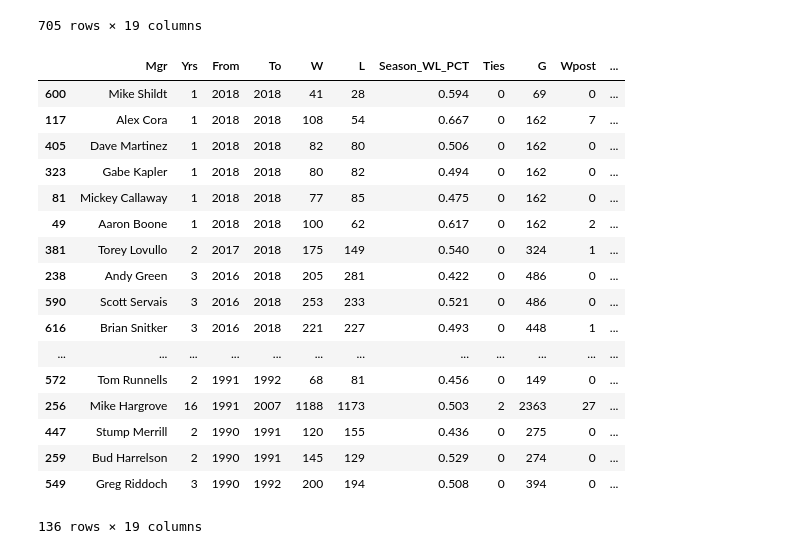
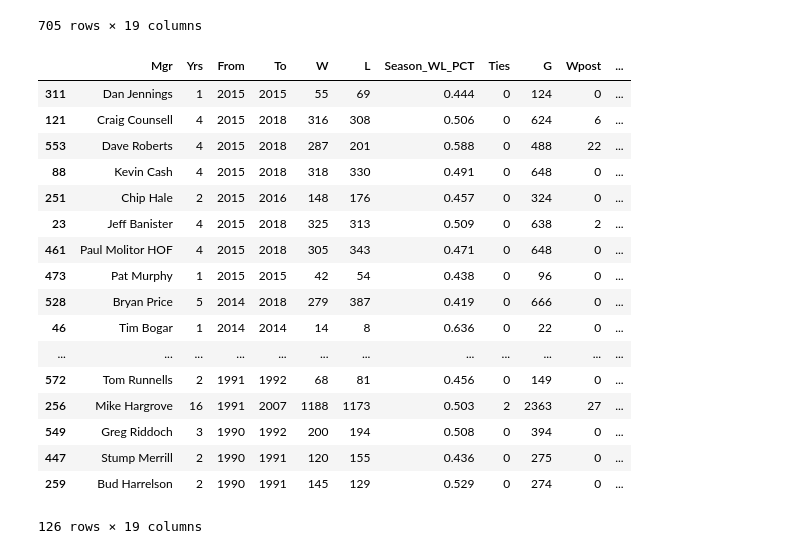
Before and after one commit to bbasista87/ETL_Project, a Jupyter notebook: Manangers_Data.ipynb, the cells around one changed output. Drawn from its saved outputs; the diff is of its cells as text; code cells hidden in the pictures.

```diff
--- a/Manangers_Data.ipynb
+++ b/Manangers_Data.ipynb
@@ -194,25 +194,25 @@ df
 | 732 | Don Zimmer | 13 | 1972 | 1991 | 885 | 858 | 0.508 | 1 | 1744 | 1 | ... |
 705 rows × 19 columns
 # %%
-filter_df = df.loc[(df['From'] > 1989)]
+filter_df = df.loc[(df['From'] > 1989) & (df['From'] < 2016)]
 manager_df = filter_df.sort_values(by='From', ascending=False)
 manager_df
 # %% [output]
 |  | Mgr | Yrs | From | To | W | L | Season_WL_PCT | Ties | G | Wpost | ... |
-| 600 | Mike Shildt | 1 | 2018 | 2018 | 41 | 28 | 0.594 | 0 | 69 | 0 | ... |
-| 117 | Alex Cora | 1 | 2018 | 2018 | 108 | 54 | 0.667 | 0 | 162 | 7 | ... |
-| 405 | Dave Martinez | 1 | 2018 | 2018 | 82 | 80 | 0.506 | 0 | 162 | 0 | ... |
-| 323 | Gabe Kapler | 1 | 2018 | 2018 | 80 | 82 | 0.494 | 0 | 162 | 0 | ... |
-| 81 | Mickey Callaway | 1 | 2018 | 2018 | 77 | 85 | 0.475 | 0 | 162 | 0 | ... |
-| 49 | Aaron Boone | 1 | 2018 | 2018 | 100 | 62 | 0.617 | 0 | 162 | 2 | ... |
-| 381 | Torey Lovullo | 2 | 2017 | 2018 | 175 | 149 | 0.540 | 0 | 324 | 1 | ... |
-| 238 | Andy Green | 3 | 2016 | 2018 | 205 | 281 | 0.422 | 0 | 486 | 0 | ... |
-| 590 | Scott Servais | 3 | 2016 | 2018 | 253 | 233 | 0.521 | 0 | 486 | 0 | ... |
-| 616 | Brian Snitker | 3 | 2016 | 2018 | 221 | 227 | 0.493 | 0 | 448 | 1 | ... |
+| 311 | Dan Jennings | 1 | 2015 | 2015 | 55 | 69 | 0.444 | 0 | 124 | 0 | ... |
+| 121 | Craig Counsell | 4 | 2015 | 2018 | 316 | 308 | 0.506 | 0 | 624 | 6 | ... |
+| 553 | Dave Roberts | 4 | 2015 | 2018 | 287 | 201 | 0.588 | 0 | 488 | 22 | ... |
+| 88 | Kevin Cash | 4 | 2015 | 2018 | 318 | 330 | 0.491 | 0 | 648 | 0 | ... |
+| 251 | Chip Hale | 2 | 2015 | 2016 | 148 | 176 | 0.457 | 0 | 324 | 0 | ... |
+| 23 | Jeff Banister | 4 | 2015 | 2018 | 325 | 313 | 0.509 | 0 | 638 | 2 | ... |
+| 461 | Paul Molitor HOF | 4 | 2015 | 2018 | 305 | 343 | 0.471 | 0 | 648 | 0 | ... |
+| 473 | Pat Murphy | 1 | 2015 | 2015 | 42 | 54 | 0.438 | 0 | 96 | 0 | ... |
+| 528 | Bryan Price | 5 | 2014 | 2018 | 279 | 387 | 0.419 | 0 | 666 | 0 | ... |
+| 46 | Tim Bogar | 1 | 2014 | 2014 | 14 | 8 | 0.636 | 0 | 22 | 0 | ... |
 | ... | ... | ... | ... | ... | ... | ... | ... | ... | ... | ... | ... |
 | 572 | Tom Runnells | 2 | 1991 | 1992 | 68 | 81 | 0.456 | 0 | 149 | 0 | ... |
 | 256 | Mike Hargrove | 16 | 1991 | 2007 | 1188 | 1173 | 0.503 | 2 | 2363 | 27 | ... |
+| 549 | Greg Riddoch | 3 | 1990 | 1992 | 200 | 194 | 0.508 | 0 | 394 | 0 | ... |
 | 447 | Stump Merrill | 2 | 1990 | 1991 | 120 | 155 | 0.436 | 0 | 275 | 0 | ... |
 | 259 | Bud Harrelson | 2 | 1990 | 1991 | 145 | 129 | 0.529 | 0 | 274 | 0 | ... |
-| 549 | Greg Riddoch | 3 | 1990 | 1992 | 200 | 194 | 0.508 | 0 | 394 | 0 | ... |
-136 rows × 19 columns
+126 rows × 19 columns
```
Also changed, not shown: parts of 3 cells of this notebook, 1 other file.
